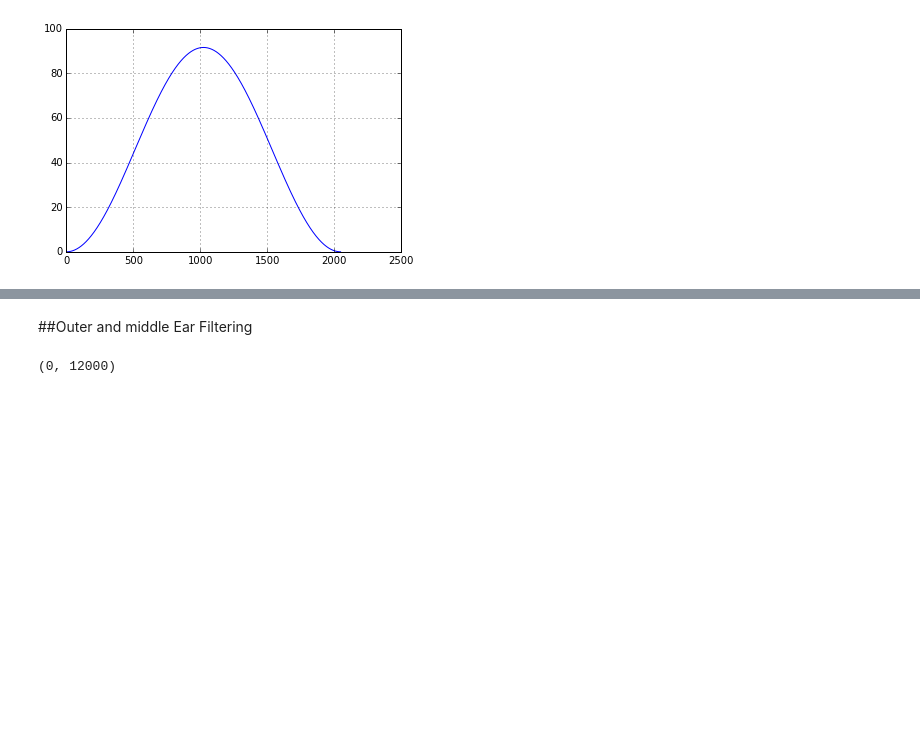
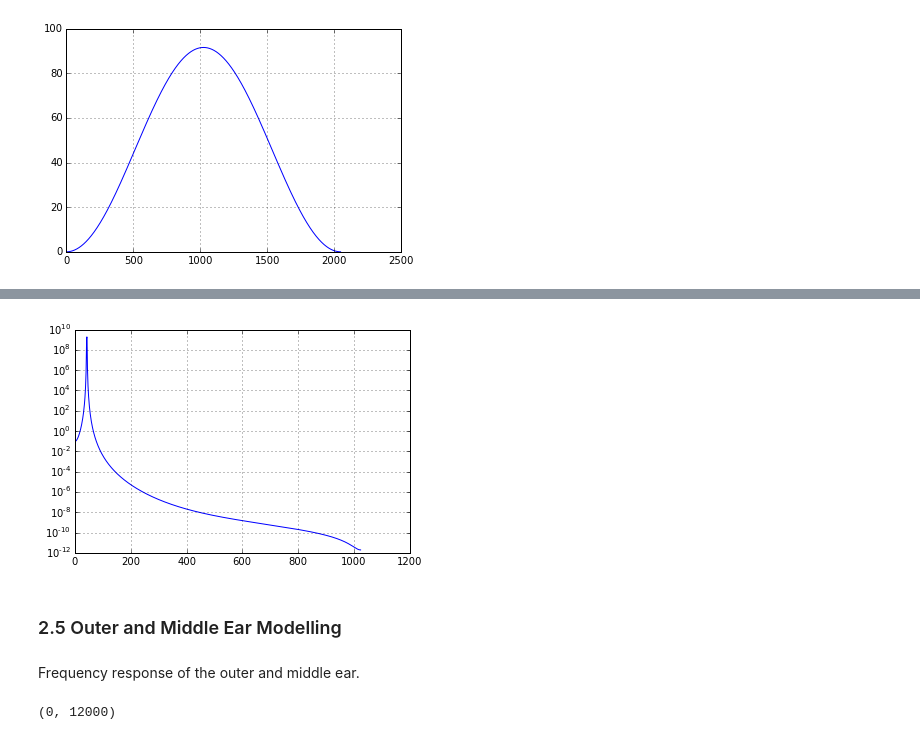
Before and after one commit to stephencwelch/Perceptual-Coding-In-Python, a Jupyter notebook: Explore PEAQ (Merged).ipynb, the cells around one changed output, grey strips where cells are left out. Drawn from its saved outputs; the diff is of its cells as text; code cells hidden in the pictures; blank space fills up the shorter version.

```diff
--- a/Explore PEAQ (Merged).ipynb
+++ b/Explore PEAQ (Merged).ipynb
@@ -243,5 +269,12 @@ Great, agrees with octave code for simple test input!
+# %%
+semilogy(X2T)
+grid(1)
+# %% [output]
+[figure, added]
 # %% [markdown]
-##Outer and middle Ear Filtering
+### 2.5 Outer and Middle Ear Modelling
+# %% [markdown]
+Frequency response of the outer and middle ear.
 # %%
 def PQWOME(f):
     # Generate the weighting for the outer & middle ear filtering
```
Also changed, not shown: parts of 50 cells of this notebook, 1 other file.
